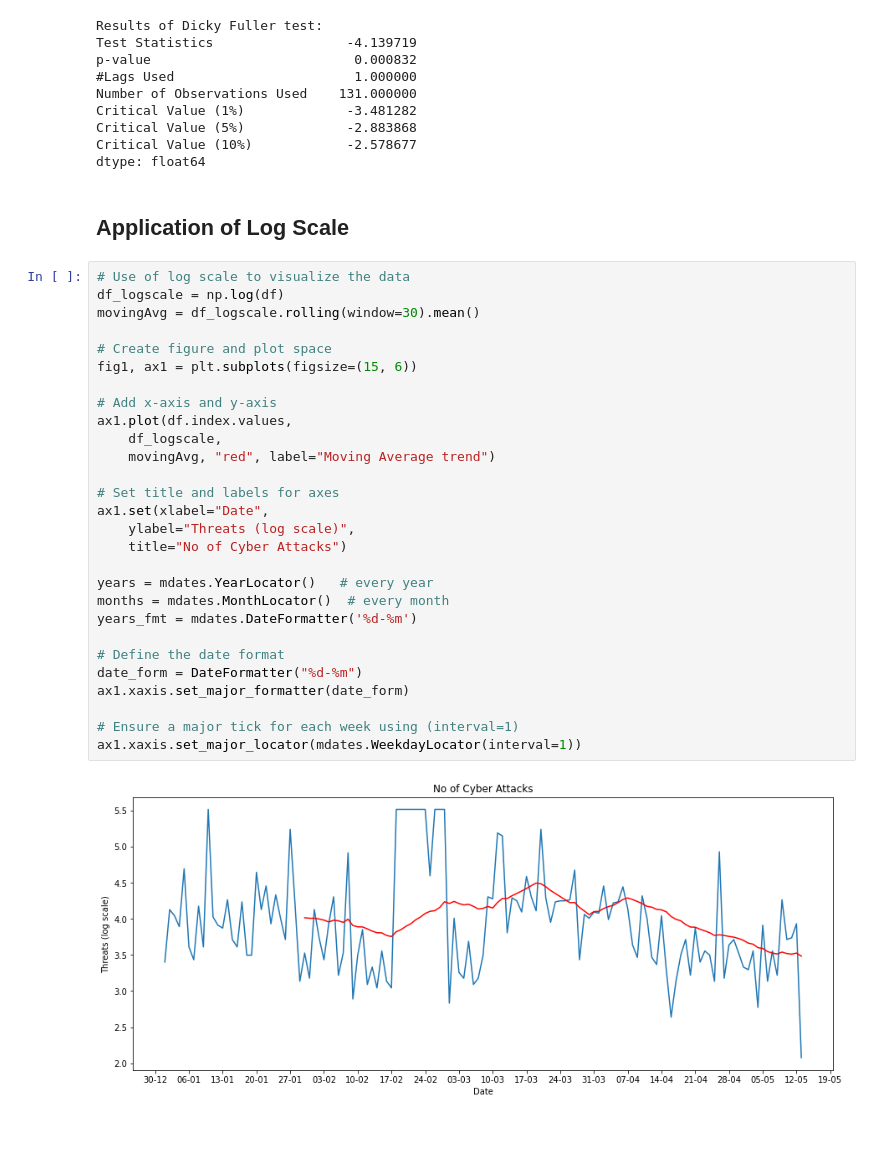
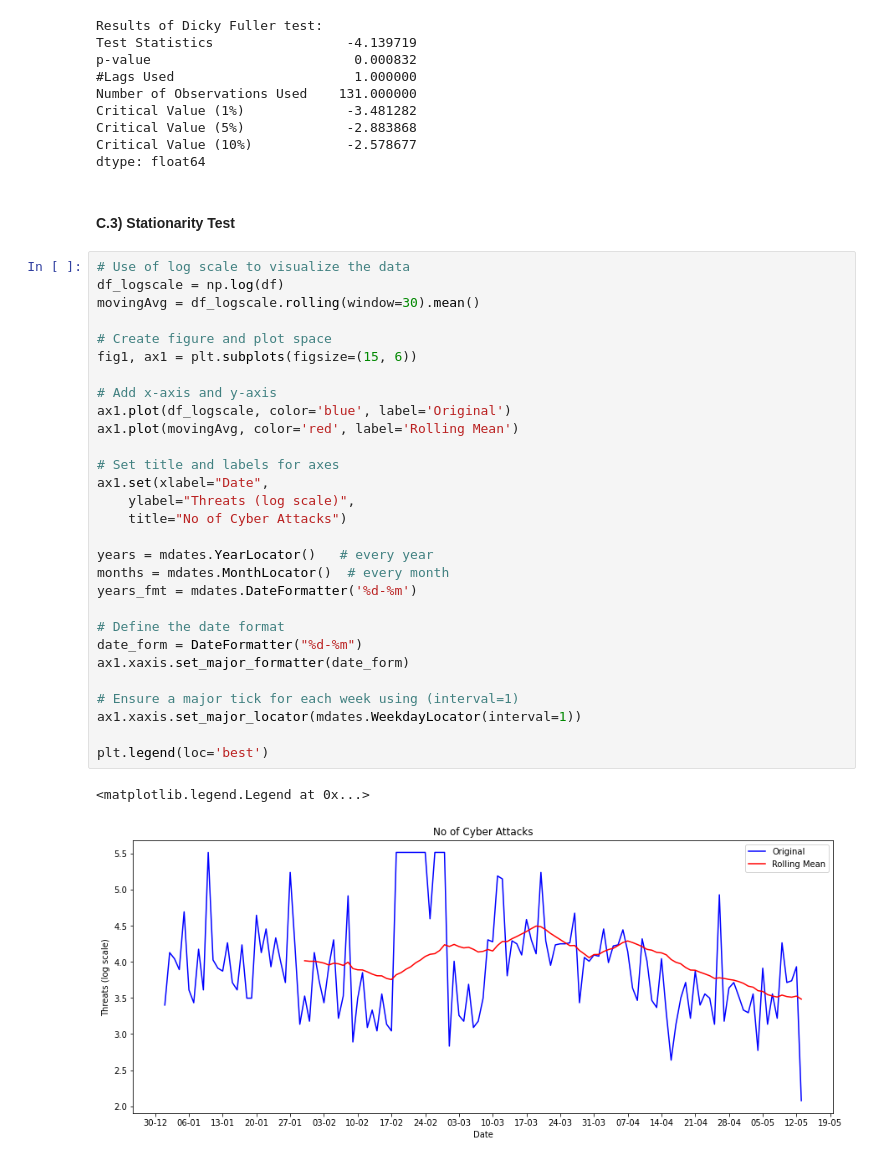
Before and after one commit to musainiramlee/Freelance_Projects, a Jupyter notebook: Cyber Threats TSA.ipynb, the cells around one changed output. Saved outputs shown, nothing was run; the diff lists cells and outputs as text; blank space fills up the shorter version.

```diff
--- a/Cyber Threats TSA.ipynb
+++ b/Cyber Threats TSA.ipynb
@@ -271,38 +324,40 @@ Critical Value (1%)             -3.481282
 Critical Value (5%)             -2.883868
 Critical Value (10%)            -2.578677
 dtype: float64
-# %% [markdown]
-## Application of Log Scale
+# %% [markdown]
+#### C.3) Stationarity Test
 # %%
 # Use of log scale to visualize the data
 df_logscale = np.log(df)
 movingAvg = df_logscale.rolling(window=30).mean()
 
 # Create figure and plot space
 fig1, ax1 = plt.subplots(figsize=(15, 6))
 
 # Add x-axis and y-axis
-ax1.plot(df.index.values,
-    df_logscale,
-    movingAvg, "red", label="Moving Average trend")
+ax1.plot(df_logscale, color='blue', label='Original')
+ax1.plot(movingAvg, color='red', label='Rolling Mean')
 
 # Set title and labels for axes
 ax1.set(xlabel="Date",
     ylabel="Threats (log scale)",
     title="No of Cyber Attacks")
 
 years = mdates.YearLocator()   # every year
 months = mdates.MonthLocator()  # every month
 years_fmt = mdates.DateFormatter('%d-%m')
 
 # Define the date format
 date_form = DateFormatter("%d-%m")
 ax1.xaxis.set_major_formatter(date_form)
 
 # Ensure a major tick for each week using (interval=1)
 ax1.xaxis.set_major_locator(mdates.WeekdayLocator(interval=1))
+
+plt.legend(loc='best')
 # %% [output]
+<matplotlib.legend.Legend at 0x...>
-[figure, old version]
+[figure, new version]
 # %%
 # Use of log scale to visualize the data
 df_logscale = np.log(df)
```
Also changed, not shown: parts of 47 cells of this notebook, 1 other file.
